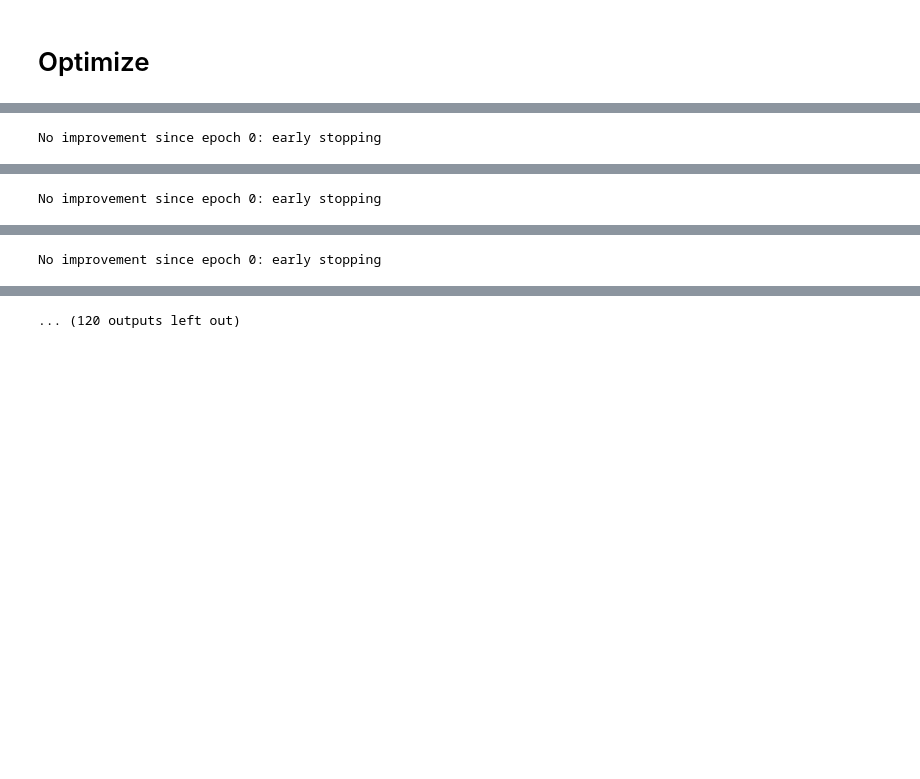
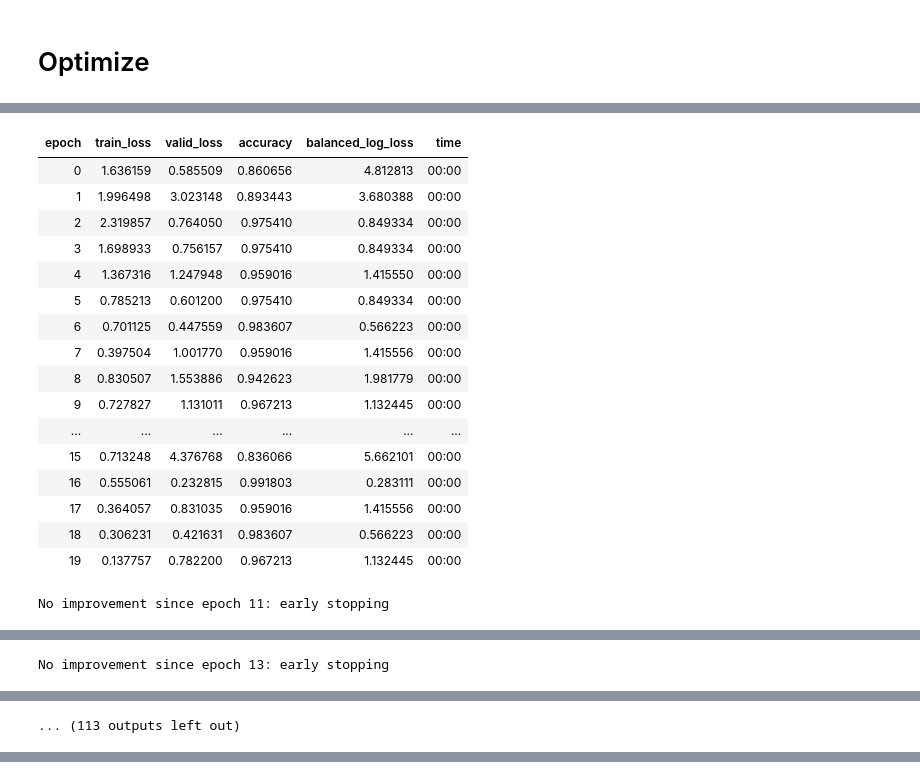
Before and after one commit to vinothpandian/icr-identify-age-related-conditions, a Jupyter notebook: fastai.ipynb, the cells around one changed output, grey strips where cells are left out. Drawn from its saved outputs; the diff is of its cells as text; code cells hidden in the pictures; blank space fills up the shorter version.

Commit message:
fastai trials

```diff
--- a/fastai.ipynb
+++ b/fastai.ipynb
@@ -206,17 +207,17 @@ test_df = pd.merge(X_test_pre, test_df[dep_vars], left_index=True, right_index=T
 X_test = test_df.drop(columns=dep_vars, errors="ignore")
 y_test = test_df[dep_vars]
 # %%
-# # Resample
-# from imblearn.over_sampling import SMOTE
+# Resample
+from imblearn.over_sampling import SMOTE
 
 
-# def resample(X, y):
-#     sampler = SMOTE()
-#     X_res, y_res = sampler.fit_resample(X, y)
-#     return X_res, y_res
+def resample(X, y):
+    sampler = SMOTE()
+    X_res, y_res = sampler.fit_resample(X, y)
+    return X_res, y_res
 # %%
-# X_res, y_res = resample(X, y)
-# train_df_res = pd.merge(X_res, y_res, left_index=True, right_index=True)
+X_res, y_res = resample(X, y)
+train_df_res = pd.merge(X_res, y_res, left_index=True, right_index=True)
 # %% [markdown]
 
 # Optimize
@@ -236,8 +237,8 @@ layers_map = {
 }
 # %%
 def objective(trial):
-    bs = trial.suggest_int("bs", 8, 128, log=True)
-    epochs = trial.suggest_int("epochs", 1, 64)
+    bs = 12
+    epochs = 64
     layers_choice = trial.suggest_categorical("layers_choice", layers_map.keys())
     layers = layers_map[layers_choice]
     trial.set_user_attr("layers", layers)
@@ -251,7 +252,7 @@ def objective(trial):
     )
 
     dls = TabularDataLoaders.from_df(
-        train_df,
+        train_df_res,
         y_names=dep_vars,
         y_block=CategoryBlock,
         splitter=RandomSplitter(seed=42),
@@ -264,25 +265,32 @@ def objective(trial):
 
     model = tabular_learner(
         dls,
-        loss_func=FocalLossFlat(gamma=trial.suggest_float("gamma", 0.5, 5.0, step=0.5)),
+        loss_func=BalancedLogLoss(gamma=trial.suggest_float("gamma", 2, 5, step=0.5)),
+        metrics=[accuracy, skm_to_fastai(balanced_log_loss)],
         layers=layers,
         config=config,
         cbs=[
-            EarlyStoppingCallback(min_delta=0.1, patience=5),
+            EarlyStoppingCallback(min_delta=0.0001, patience=8),
         ],
-        wd=trial.suggest_float("wd", 1e-8, 1e-3, log=True),
+        wd=trial.suggest_float("wd", 1e-3, 1, log=True),
         wd_bn_bias=trial.suggest_categorical("wd_bn_bias", [True, False]),
     )
 
-    with model.no_logging(), model.no_bar():
-        model.fit_one_cycle(epochs)
+    model.fit_one_cycle(epochs)
 
     ypreds, targs = model.get_preds()
-    val_loss = balanced_log_loss_tensor(ypreds, targs).item()
+
+    y_true = targs.flatten().cpu().detach().numpy()
+    y_pred = ypreds.cpu().detach().numpy()
+
+    val_loss = balanced_log_loss(y_true, y_pred)
 
     test_dl = dls.test_dl(test_df)
     ypreds, targs = model.get_preds(dl=test_dl)
-    test_loss = balanced_log_loss_tensor(ypreds, targs).item()
+
+    y_true = targs.flatten().cpu().detach().numpy()
+    y_pred = ypreds.cpu().detach().numpy()
+    test_loss = balanced_log_loss(y_true, y_pred)
 
     return test_loss, test_loss - val_loss
 # %%
@@ -295,7 +303,7 @@ pruner = optuna.pruners.SuccessiveHalvingPruner()
 study = optuna.create_study(
     pruner=pruner,
     directions=["minimize", "minimize"],
-    study_name="fastai_no_categorical_no_resample",
+    study_name="fastai_resample_wider",
     storage="sqlite:///optuna.db",
     load_if_exists=True,
 )
@@ -305,3 +313,20 @@ study.optimize(objective, n_trials=250)
+| epoch | train_loss | valid_loss | accuracy | balanced_log_loss | time |
+| 0 | 1.636159 | 0.585509 | 0.860656 | 4.812813 | 00:00 |
+| 1 | 1.996498 | 3.023148 | 0.893443 | 3.680388 | 00:00 |
+| 2 | 2.319857 | 0.764050 | 0.975410 | 0.849334 | 00:00 |
+| 3 | 1.698933 | 0.756157 | 0.975410 | 0.849334 | 00:00 |
+| 4 | 1.367316 | 1.247948 | 0.959016 | 1.415550 | 00:00 |
+| 5 | 0.785213 | 0.601200 | 0.975410 | 0.849334 | 00:00 |
+| 6 | 0.701125 | 0.447559 | 0.983607 | 0.566223 | 00:00 |
+| 7 | 0.397504 | 1.001770 | 0.959016 | 1.415556 | 00:00 |
+| 8 | 0.830507 | 1.553886 | 0.942623 | 1.981779 | 00:00 |
+| 9 | 0.727827 | 1.131011 | 0.967213 | 1.132445 | 00:00 |
+| ... | ... | ... | ... | ... | ... |
+| 15 | 0.713248 | 4.376768 | 0.836066 | 5.662101 | 00:00 |
+| 16 | 0.555061 | 0.232815 | 0.991803 | 0.283111 | 00:00 |
+| 17 | 0.364057 | 0.831035 | 0.959016 | 1.415556 | 00:00 |
+| 18 | 0.306231 | 0.421631 | 0.983607 | 0.566223 | 00:00 |
+| 19 | 0.137757 | 0.782200 | 0.967213 | 1.132445 | 00:00 |
-No improvement since epoch 0: early stopping
+No improvement since epoch 11: early stopping
 [interactive output not drawn]
 [interactive output not drawn]
@@ -309,3 +351,3 @@ No improvement since epoch 0: early stopping
-No improvement since epoch 0: early stopping
+No improvement since epoch 13: early stopping
 [interactive output not drawn]
 [interactive output not drawn]
@@ -313 +372 @@ No improvement since epoch 0: early stopping
-No improvement since epoch 0: early stopping
+... (113 outputs left out)
@@ -316 +372,0 @@ No improvement since epoch 0: early stopping
-... (120 outputs left out)
```
Also changed, not shown: parts of 6 cells of this notebook, 1 other file.
